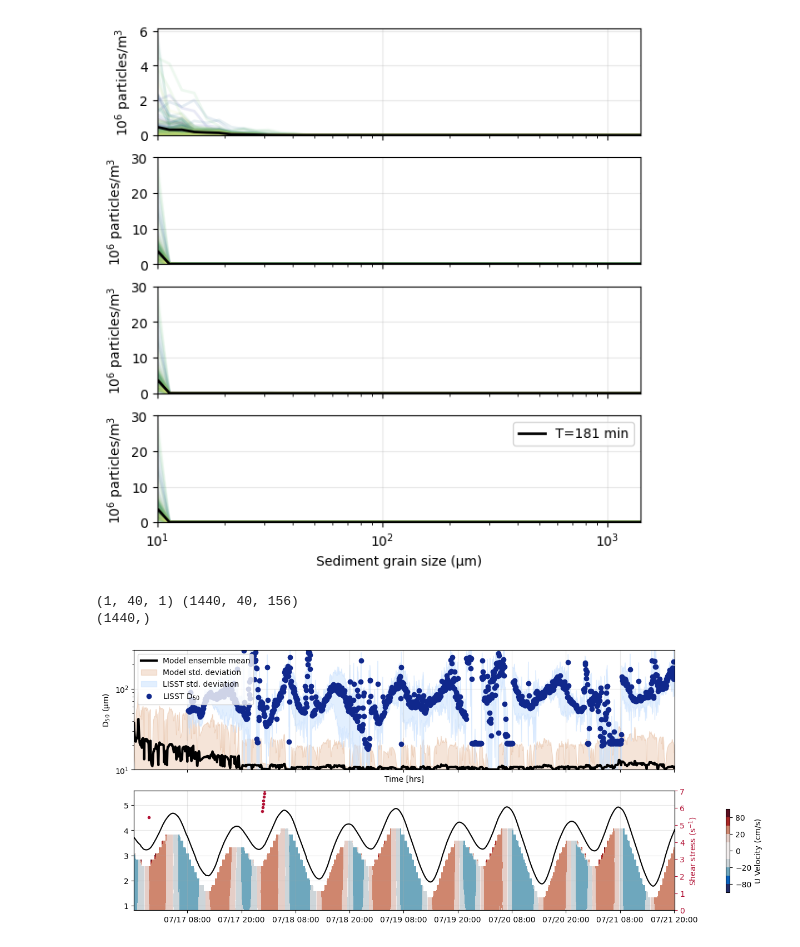
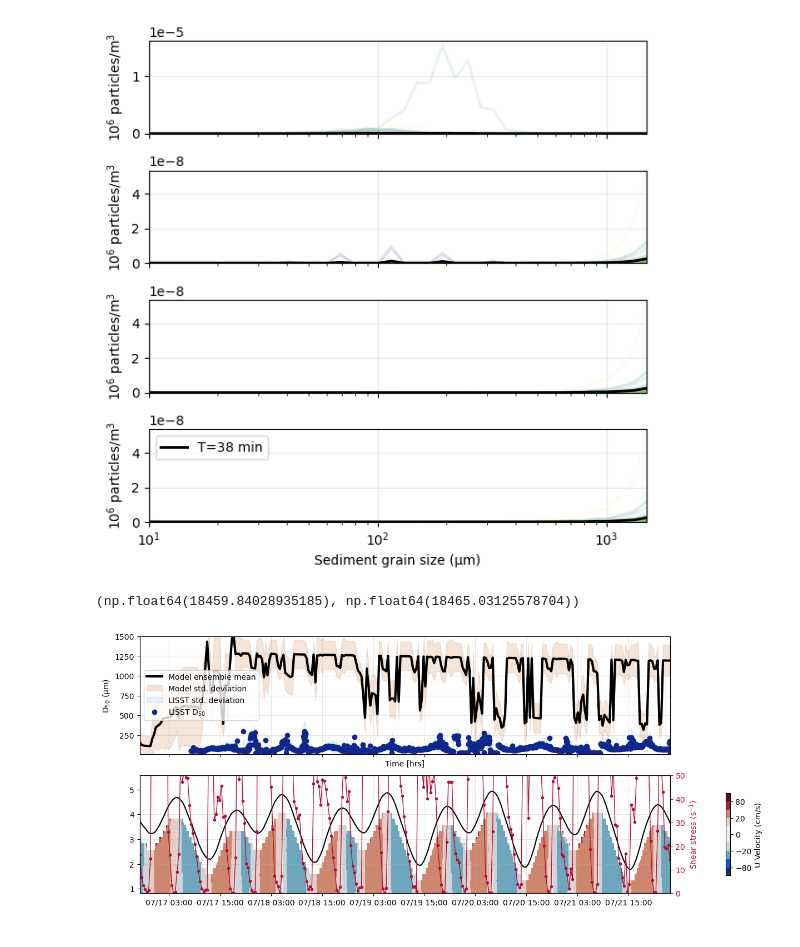
Before and after one commit to sienna-white/enkf_sediment, a Jupyter notebook: plot_floc_mod_ens.ipynb, the cells around one changed output. Saved outputs shown, nothing was run; the diff lists cells and outputs as text; code cells hidden in the pictures.

```diff
--- a/plot_floc_mod_ens.ipynb
+++ b/plot_floc_mod_ens.ipynb
@@ -11,12 +11,12 @@ import matplotlib.dates as mdates
 
 
 
-
-ds = xr.open_dataset("FlocMod_ADV_G_5.nc", decode_times=False)
+ds = xr.open_dataset("FlocMod_ADV_G_9.nc", decode_times=False)
 
 
 date = pd.to_datetime("2020-07-16 20:10:01")
 
+print(ds)
 # Blank out nans
 ds = ds.dropna(dim="N", how="any")
 
@@ -24,7 +24,8 @@ ds = ds.dropna(dim="N", how="any")
 mtime = [date + pd.Timedelta(t, unit='s') for t in ds.time.values]
 nt = len(ds.time)
 Nens = len(ds.N)
-print(Nens)
+volume = ds.Ds**3 * (ds.Ds/10e-6)**ds.nf.isel(time=0)
+print(ds.ssc.values)
 
 # Load in ACDP data
 adcp = xr.open_dataset("/global/homes/s/siennaw/scratch/siennaw/data/usgs/resampled_adcp_usgs.nc") #, decode_times=False)
@@ -107,10 +129,11 @@ for it, t in enumerate(range(6, nt, nt//4)):
     Ds = ds.Ds.values*1e6
     label="T=%d min" % (t*10/60)
     for i in range(0, Nens):
-        var = ds.ssc.isel(time=t, N=i)
-        axs[it].plot(Ds, var/1e6, '-', color=cmo.cm.haline(i/Nens), linewidth=2, alpha=0.1) #,color=cmo.cm.thermal(t/nt))
-    mean = ds.ssc.isel(time=t).mean(dim="N")
-    axs[it].plot(Ds, mean/1e6, '-', color='k', linewidth=2, label=label)
+        var = ds.ssc.isel(time=t, N=i) * volume.isel(N=i)
+        axs[it].plot(Ds, var, '-', color=cmo.cm.haline(i/Nens), linewidth=2, alpha=0.1) #,color=cmo.cm.thermal(t/nt))
+
+    mean = ds.ssc.isel(time=t).mean(dim="N")* volume.mean(dim="N")
+    axs[it].plot(Ds, mean, '-', color='k', linewidth=2, label=label)
 
     axs[it].set_xscale('log')
     axs[it].grid(alpha=0.3)
@@ -125,7 +148,7 @@ plt.tight_layout()
 
 # fig.savefig("pdf_G=%d.png" % (G), dpi=300, bbox_inches='tight')
 # %% [output]
-[figure, old version]
+[figure, new version]
 # %%
 fig, axs = plt.subplots(nrows=2, ncols=1, figsize=(12, 5), sharex=True, sharey=False, constrained_layout=True)
 
@@ -139,22 +162,31 @@ mean_d = np.average(Ds, axis=1, weights=weights)
 # hours = ds.time.values / 3600
 ax = axs[0]
 ax2 = axs[1].twinx()
-ax2.plot(mtime, shear, '.', color='#B21235', linewidth=1, label="Shear stress")
-ax2.set_ylim(0,7)
+ax2.plot(mtime, shear, '.-', color='#B21235', linewidth=1, label="Shear stress")
+ax2.set_ylim(0,50)
 ax2.tick_params(axis='y', colors='#B21235')
 ax2.set_ylabel("Shear stress (s$^{-1}$)", color='#B21235')
 
 # stds = lisst['D50'].std(axis=1)
 # std_weight = ds.ssc.std(dim='N')
+
+# print(weights)
+# assert(False)
+# print(Ds_aligned.shape, weights.shape)
+# mean_d = np.average(Ds_aligned, axis=1, weights=weights)
+
+
+# Number of particles
 var = ds.ssc # shape = (1380, 10, 250)
+
 # Ds = np.broadcast_to(ds.Ds, var) # Ds shape = (10,)
 Ds_aligned = ds.Ds.values[None, :, None]
-weights = var + 1e-5 # prevent 0-weights
-print(Ds_aligned.shape, weights.shape)
-# mean_d = np.average(Ds_aligned, axis=1, weights=weights)
+
+
+weights = var  *  volume #[None, :, :]
+
 mean_d = np.sum(Ds_aligned * weights, axis=1) / np.sum(weights, axis=1)
 std_ = mean_d.std(axis=1)
-print(std_.shape)
 
 
 mean_d = np.mean(mean_d, axis=1)
@@ -165,43 +197,42 @@ ax.grid(alpha=0.3)
 ax.set_xlabel("Time [hrs]")
 ax.set_ylabel("D$_{50}$ (µm)")
 
-ax.set_ylim(10, 300)
+ax.set_ylim(10, 1500)
 # ax.set_yscale('log')
 
 
 fn = "/global/homes/s/siennaw/scratch/siennaw/data/usgs/CSF20_Shallows_Time_Series/CSF20SC104ls-b.nc"
 lisst = xr.open_dataset(fn, decode_times=False)
 dates = pd.to_datetime(lisst['time'].values, unit='D', origin='julian')
 seconds = pd.to_timedelta(lisst['time2'].values, unit='ms')
 dates = dates + seconds
 
 
 d50 = lisst['D50'].isel(depth=0)
 stds = lisst['D50'].std(axis=1)
 d50 = lisst['D50'].mean(axis=1)
 
 ax.fill_between(dates, np.squeeze(d50-stds), np.squeeze(d50+stds), color='#CBE2FE', alpha=0.55, label="LISST std. deviation")
 ax.plot(dates, d50, 'o', color='#10288C', label="LISST D$_{50}$")
 format_date_ax(ax, 12)
 
 # Add ADCP
 h = axs[1].contourf(rtime, -adcp_z + offset, adcp_u.T, cmap=cmo.cm.balance, levels=levels)
 plt.colorbar(h, label='U Velocity (cm/s)', shrink=0.7)
 axs[1].grid(alpha=0.3)
 depths =  np.squeeze(adcp.P_1.values) #+ 0.41
 axs[1].plot(rtime, depths, color='k', label='Depth')
 
 axs[0].legend()
 
 ax.set_xlim(mtime[0], mtime[-1])
-ax.set_yscale('log')
+# ax.set_yscale('log')
 # ax.set_title("Shear = %d s$^{-1}$" % G)
 
 # fig.savefig("d50_G=%d.png" % (G), dpi=300, bbox_inches='tight')
 # %% [output]
-(1, 40, 1) (1440, 40, 156)
-(1440,)
+(np.float64(18459.84028935185), np.float64(18465.03125578704))
-[figure, old version]
+[figure, new version]
 # %%
 
 # interpolate LISST data and ACDP data
```
Also changed, not shown: parts of 6 cells of this notebook, 5 other files.
